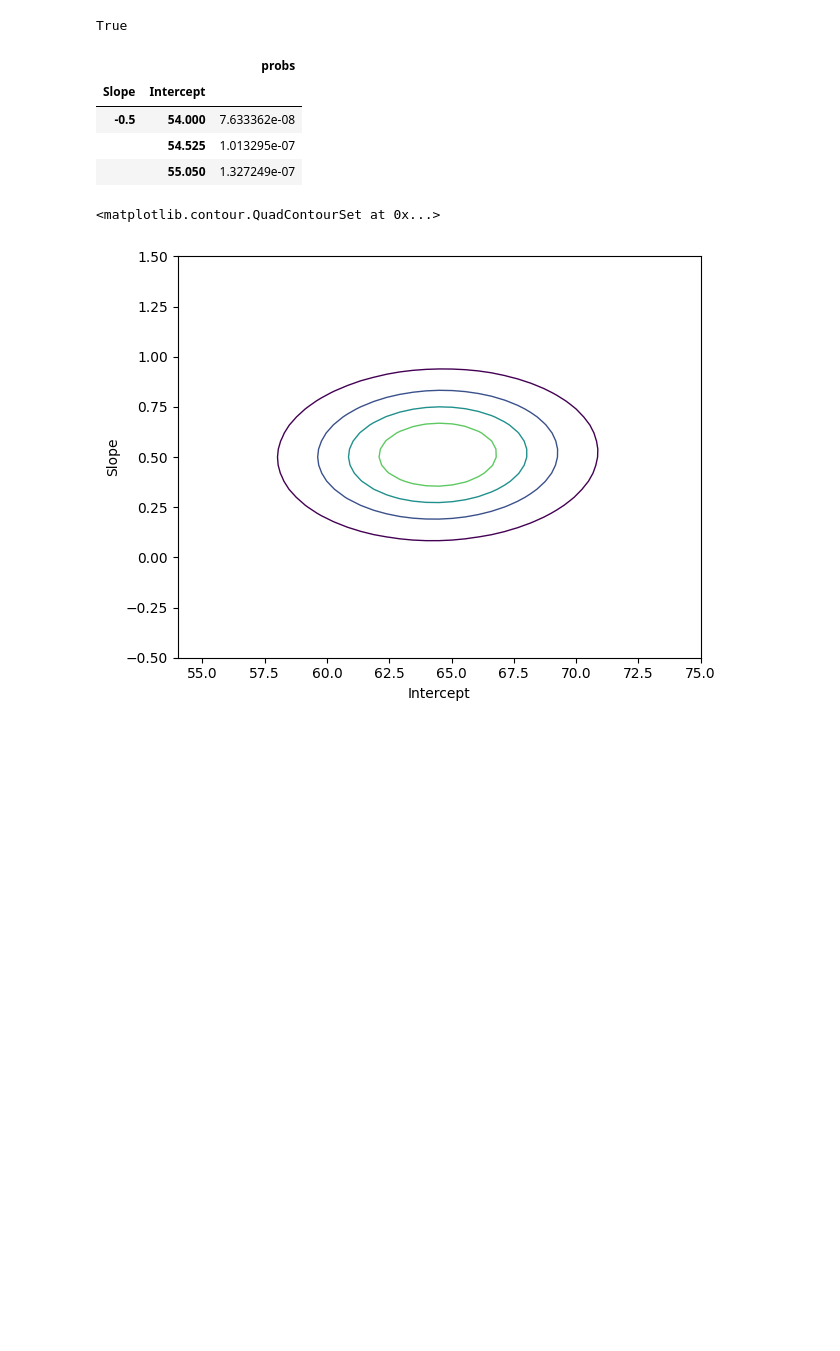
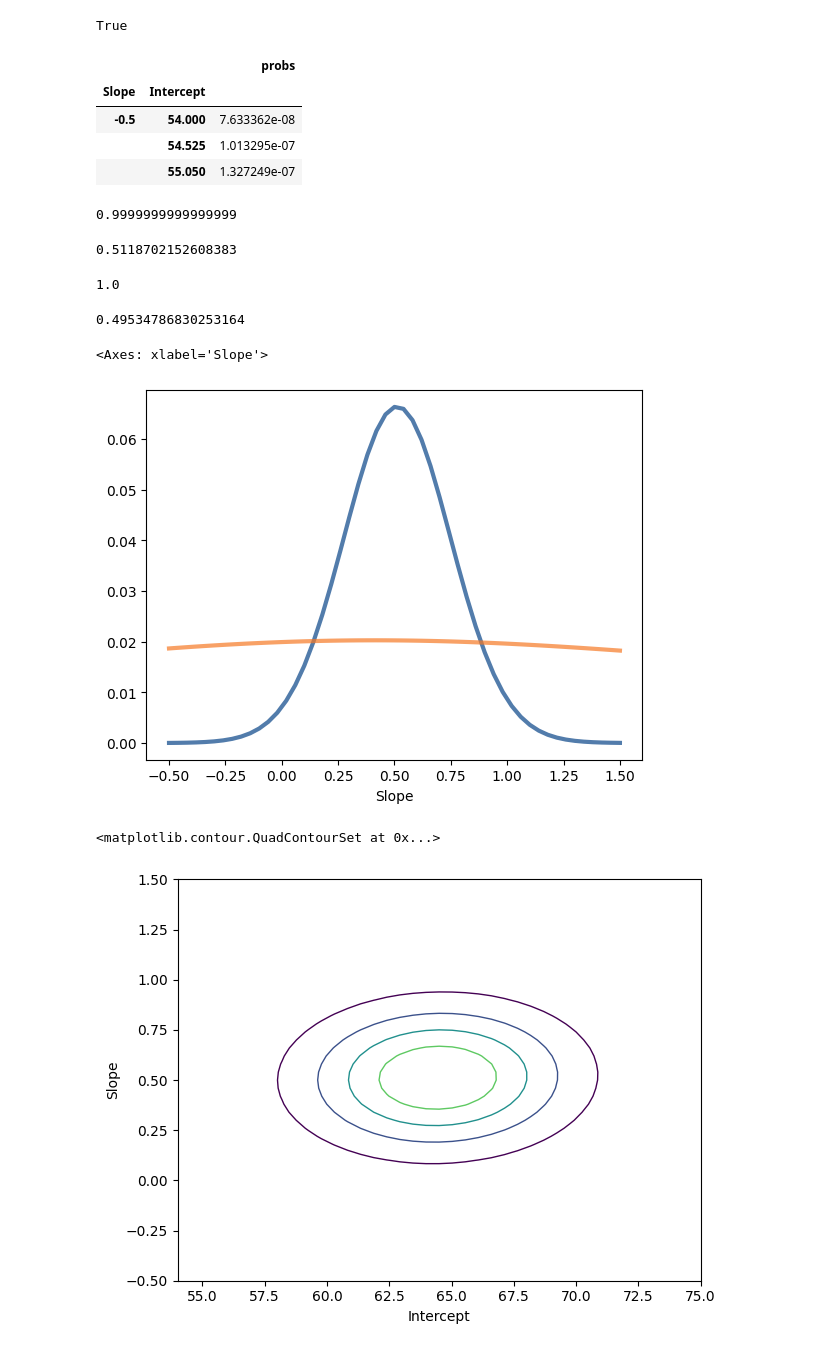
Before and after one commit to mat-ej/ThinkBayes2, a Jupyter notebook: notebooks/chap17.ipynb, the cells around one changed output. Drawn from its saved outputs; the diff is of its cells as text; code cells hidden in the pictures; blank space fills up the shorter version.

```diff
--- a/notebooks/chap17.ipynb
+++ b/notebooks/chap17.ipynb
@@ -723,3 +761,5 @@ Wall time: 611 ms
+# %%
+posterior_opt_log = update_optimized_log(joint3, data)
 # %% [markdown]
 We get the same result either way.
 # %%
@@ -730,6 +770,7 @@ True
 from utils import marginal, plot_contour
 
 posterior2 = marginal(posterior_opt, 1)
+posterior2_log = marginal(posterior_opt_log, 1)
 posterior2.head(3)
 # %% [output]
 |  |  | probs |
@@ -737,6 +778,34 @@ posterior2.head(3)
 | -0.5 | 54.000 | 7.633362e-08 |
 |  | 54.525 | 1.013295e-07 |
 |  | 55.050 | 1.327249e-07 |
+# %%
+pmf_posterior = Pmf(posterior2)
+pmf_posterior_log = Pmf(posterior2_log)
+# %%
+pmf_posterior_log.normalize()
+# %% [output]
+0.9999999999999999
+# %%
+pmf_slope = pmf_posterior.marginal(0)
+pmf_slope_log = pmf_posterior_log.marginal(0)
+# %%
+pmf_slope.mean()
+# %% [output]
+0.5118702152608383
+# %%
+pmf_slope_log.sum()
+# %% [output]
+1.0
+# %%
+pmf_slope_log.mean()
+# %% [output]
+0.49534786830253164
+# %%
+pmf_slope.plot(label='optimized')
+pmf_slope_log.plot(label='optimized log')
+# %% [output]
+<Axes: xlabel='Slope'>
+[figure, added]
 # %%
 plot_contour(posterior2.unstack())
 # %% [output]
```
Also changed, not shown: parts of 4 cells of this notebook, 1 other file.
